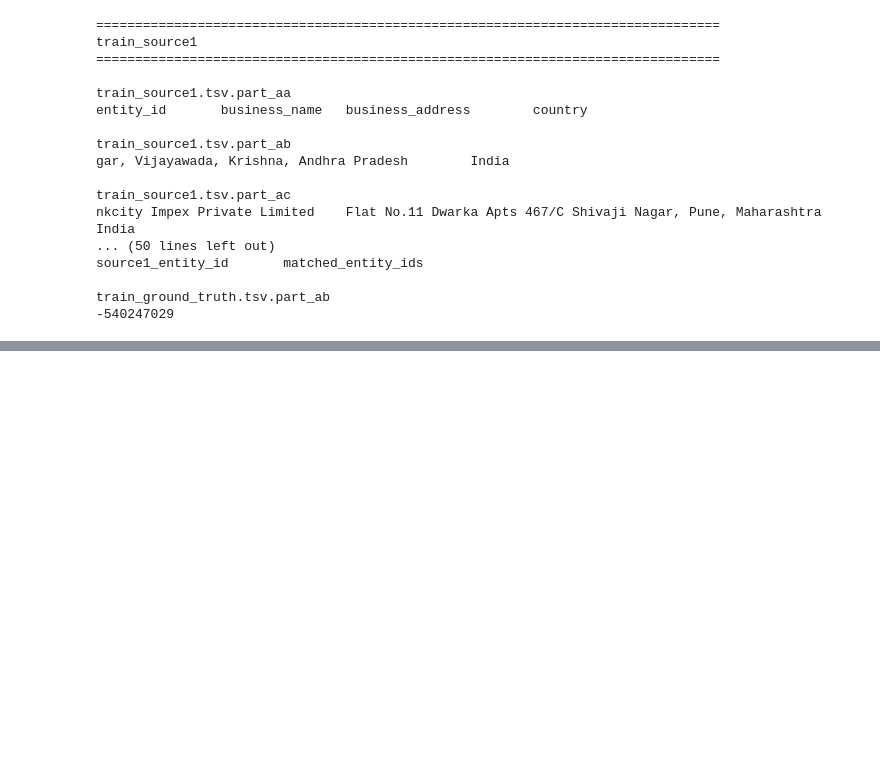
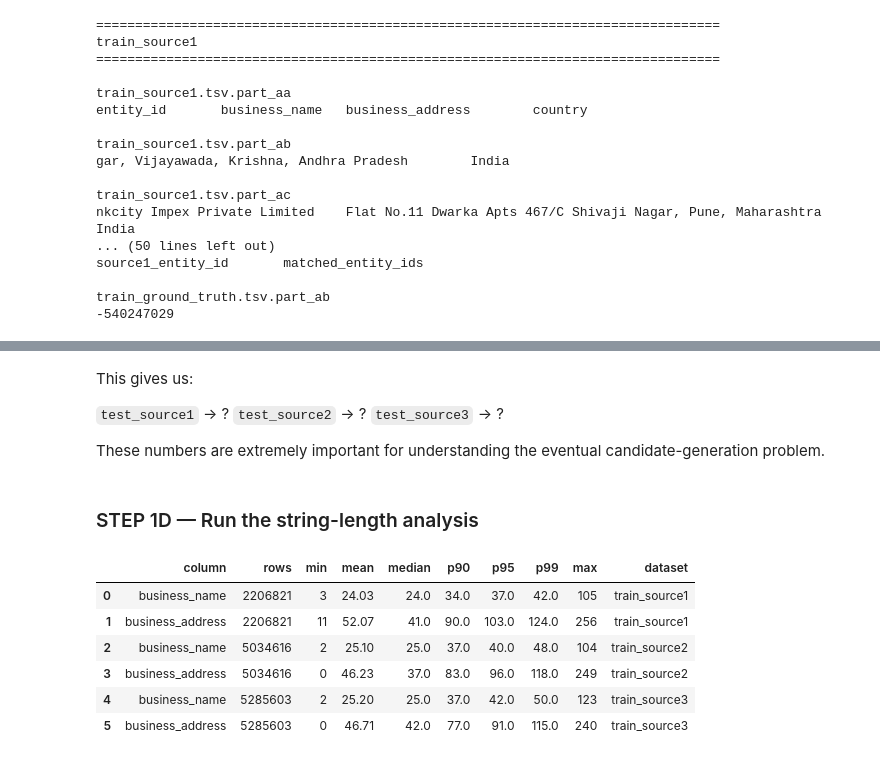
Before and after one commit to Ayushxsingh100/Amazon-ML-Challenge-2026, a Jupyter notebook: notebooks/01_data_audit.ipynb, the cells around one changed output, grey strips where cells are left out. Saved outputs shown, nothing was run; the diff lists cells and outputs as text; code cells hidden in the pictures; blank space fills up the shorter version.

```diff
--- a/notebooks/01_data_audit.ipynb
+++ b/notebooks/01_data_audit.ipynb
@@ -147,0 +260,7 @@ echo "=== All data files ready! ==="
+# %%
+for path in all_reconstructed:
+    if path.exists():
+        with open(path, "r", encoding="utf-8", errors="replace") as f:
+            first_line = f.readline().strip()
+        print("\n", path.name)
+        print(first_line)
@@ -188,0 +996,10 @@ train_ground_truth.tsv.part_ab
+# %%
+test_row_counts = []
+for name, path in test_source_files.items():
+    count = count_data_rows(path)
+    test_row_counts.append({
+        "dataset": name,
+        "rows": count
+    })
+test_row_counts_df = pd.DataFrame(test_row_counts)
+display(test_row_counts_df)
@@ -188,0 +1011,62 @@ train_ground_truth.tsv.part_ab
+# %% [markdown]
+This gives us:
+
+`test_source1` → ?
+`test_source2` → ?
+`test_source3` → ?
+
+These numbers are extremely important for understanding the eventual candidate-generation problem.
+# %% [markdown]
+### STEP 1D — Run the string-length analysis
+# %%
+import numpy as np
+def string_length_statistics(
+    path,
+    column,
+    chunksize=100_000
+):
+    lengths = []
+    for chunk in pd.read_csv(
+        path,
+        sep="\t",
+        dtype=str,
+        usecols=[column],
+        keep_default_na=False,
+        chunksize=chunksize
+    ):
+        values = chunk[column].astype(str)
+        lengths.extend(values.str.len().tolist())
+    lengths = np.array(lengths)
+    return {
+        "column": column,
+        "rows": len(lengths),
+        "min": int(lengths.min()),
+        "mean": round(float(lengths.mean()), 2),
+        "median": round(float(np.median(lengths)), 2),
+        "p90": round(float(np.percentile(lengths, 90)), 2),
+        "p95": round(float(np.percentile(lengths, 95)), 2),
+        "p99": round(float(np.percentile(lengths, 99)), 2),
+        "max": int(lengths.max())
+    }
+length_results = []
+for name, path in source_files.items():
+    for column in [
+        "business_name",
+        "business_address"
+    ]:
+        result = string_length_statistics(
+            path,
+            column
+        )
+        result["dataset"] = name
+        length_results.append(result)
+length_df = pd.DataFrame(length_results)
+display(length_df)
+# %% [output]
+|  | column | rows | min | mean | median | p90 | p95 | p99 | max | dataset |
+| 0 | business_name | 2206821 | 3 | 24.03 | 24.0 | 34.0 | 37.0 | 42.0 | 105 | train_source1 |
+| 1 | business_address | 2206821 | 11 | 52.07 | 41.0 | 90.0 | 103.0 | 124.0 | 256 | train_source1 |
+| 2 | business_name | 5034616 | 2 | 25.10 | 25.0 | 37.0 | 40.0 | 48.0 | 104 | train_source2 |
+| 3 | business_address | 5034616 | 0 | 46.23 | 37.0 | 83.0 | 96.0 | 118.0 | 249 | train_source2 |
+| 4 | business_name | 5285603 | 2 | 25.20 | 25.0 | 37.0 | 42.0 | 50.0 | 123 | train_source3 |
+| 5 | business_address | 5285603 | 0 | 46.71 | 42.0 | 77.0 | 91.0 | 115.0 | 240 | train_source3 |
```
Also changed, not shown: parts of 53 cells of this notebook.
